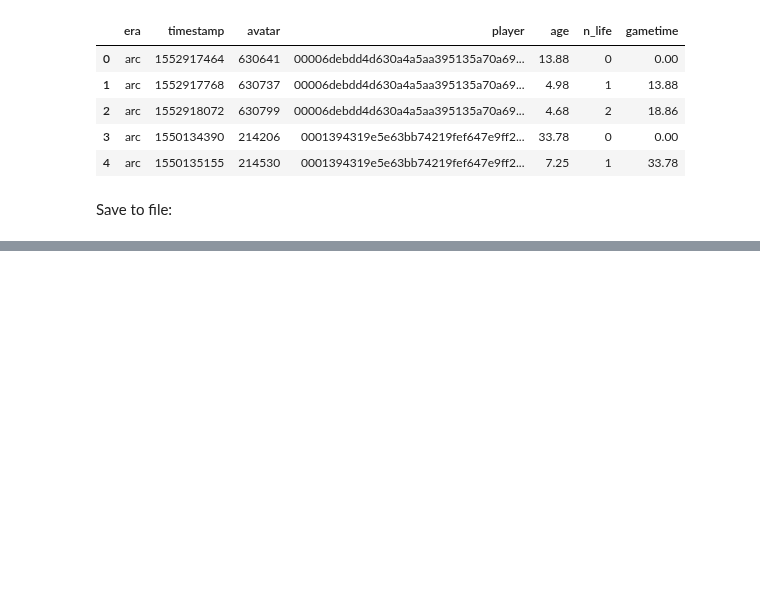
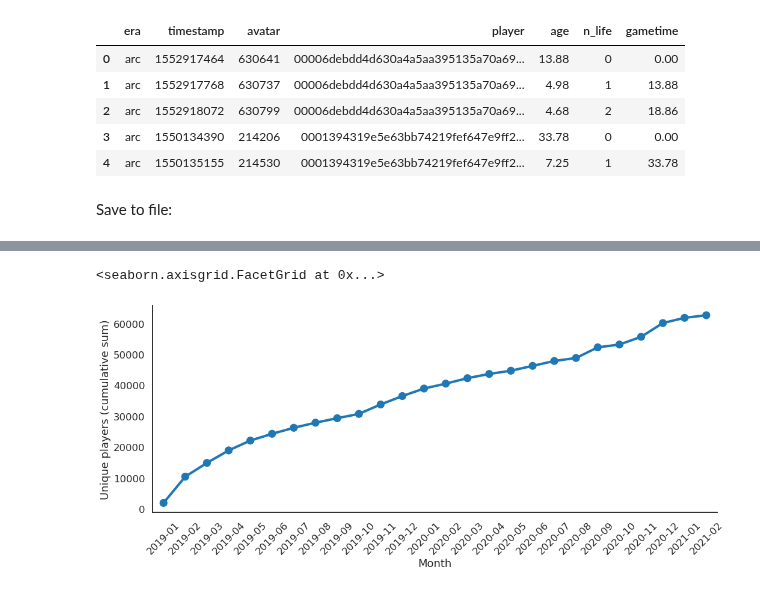
Before and after one commit to nataliavelez/OneHourOneLife, a Jupyter notebook: 2_demographics/2_3_census.ipynb, the cells around one changed output, grey strips where cells are left out. Drawn from its saved outputs; the diff is of its cells as text; code cells hidden in the pictures; blank space fills up the shorter version.

```diff
--- a/2_demographics/2_3_census.ipynb
+++ b/2_demographics/2_3_census.ipynb
@@ -283,0 +310,19 @@ expert_df.to_csv('outputs/player_expertise.tsv', sep='\t', index=None)
+# %%
+# Get timestamp when each player first played the game
+cumulative_players = big_births[['player', 'timestamp']].copy()
+cumulative_players = cumulative_players.groupby('player').first().reset_index()
+cumulative_players = cumulative_players.sort_values(by = 'timestamp').reset_index(drop=True)
+
+# Use this to get a cumulative number of users by month
+cumulative_players['count'] = cumulative_players.index
+cumulative_players['date'] = pd.to_datetime(cumulative_players.timestamp, unit='s')
+cumulative_players = cumulative_players.set_index('date')
+cumulative_players = cumulative_players.groupby(pd.Grouper(freq='M'))['count'].agg('max').reset_index()
+
+# Calculate the change in unique users (# new users)
+initial_users = cumulative_players.loc[0,'count']
+cumulative_players['date'] = cumulative_players['date'].dt.strftime('%Y-%m')
+cumulative_players['n_new'] = cumulative_players['count'].diff().fillna(initial_users)
+cumulative_players['n_new'] = cumulative_players['n_new'].astype(np.int)
+
+cumulative_players.head()
@@ -283,0 +336,7 @@ expert_df.to_csv('outputs/player_expertise.tsv', sep='\t', index=None)
+# %%
+g = sns.catplot(data=cumulative_players, x='date', y='count', kind='point', height=6, aspect=2.5)
+g.set_xticklabels(rotation=45)
+g.set(xlabel = 'Month', ylabel = 'Unique players (cumulative sum)')
+# %% [output]
+<seaborn.axisgrid.FacetGrid at 0x...>
+[figure, added]
```
Also changed, not shown: parts of 23 cells of this notebook, 11 other files.
